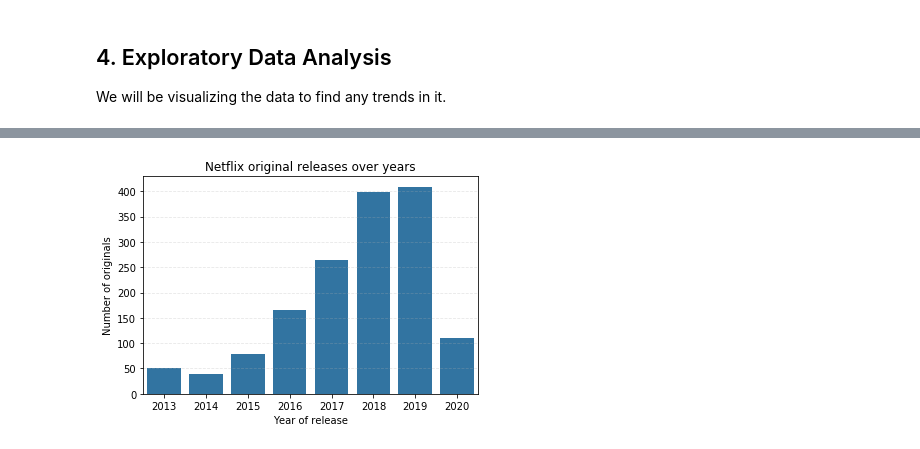
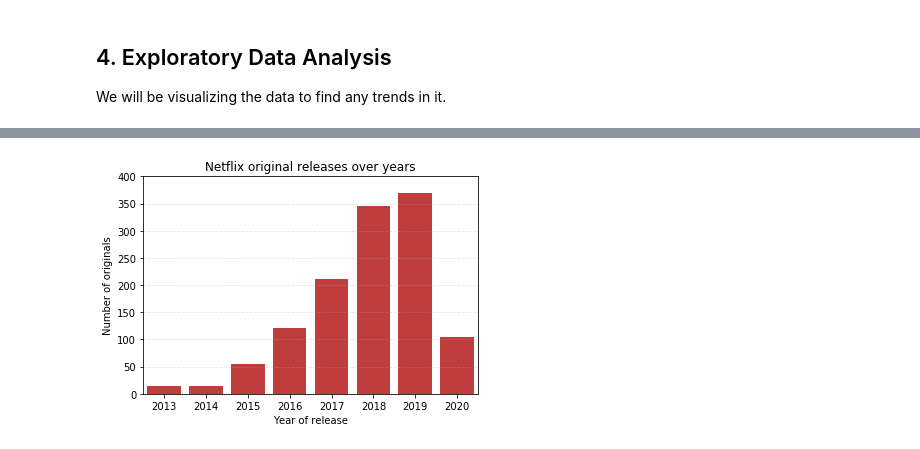
Before and after one commit to srinivasayer4/Netflix-and-Prime-Video-Comparison, a Jupyter notebook: Online Streaming Analysis.ipynb, the cells around one changed output, grey strips where cells are left out. Cells and saved outputs as stored; diff of their text form; code cells hidden in the pictures.

Commit message:
corrected the duplicate values in the data

```diff
--- a/Online Streaming Analysis.ipynb
+++ b/Online Streaming Analysis.ipynb
@@ -666,0 +667,3 @@ df.head(1)
+# %%
+df2= df.drop_duplicates(subset=['title'])
+df2.shape
@@ -667,5 +672,5 @@ df.head(1)
 # %%
 df_genre['title2']= df_genre['title'].str.lower().str.strip()
-df_merge= pd.merge( df_genre,df, on='title2', how='left')
-df_merge.head(1)
+df_merge= pd.merge( df_genre,df2 , on='title2', how='left')
+df_merge.shape
 # %% [output]
@@ -739,6 +722,4 @@ df_merge.tail()
 ### 3.xx Dropping duplicates from the merged dataset
 # %%
 # Number of duplicates
-df_merge.duplicated(subset=['title_x','type','streaming_x', 'streaming_y']).sum()
-
-df_merge.drop_duplicates(subset=['title_x','type', 'streaming_x', 'streaming_y'], inplace= True)
+df_merge.duplicated(subset=['title_x','streaming_x']).sum()
@@ -745,3 +738,5 @@ df_merge.drop_duplicates(subset=['title_x','type', 'streaming_x', 'streaming_y']
+# %%
+df_merge.drop_duplicates(subset=['title_x','year', 'streaming_x'], inplace= True)
 # %%
 # resetting the index to prevent duplicate indexing
 df_merge.reset_index(inplace= True)
@@ -907,12 +945,14 @@ plt.show()
 # %%
 # Netflix original production over years
 
-series= df_merge.query('original==True and streaming_x=="Netflix" and year>=2013').year.value_counts()
-sns.barplot(x= [int(x) for x in series.index] , y= series, color= 'tab:blue')
+series= df_merge.query('original==True and streaming_x=="Netflix" and year>=2013').drop_duplicates(subset=['title_x'])['year'].value_counts()
+
+sns.barplot(x= [int(x) for x in series.index] , y= series, color= 'tab:red')
 plt.grid(linestyle='--', alpha=0.3, axis='y')
 plt.ylabel('Number of originals')
 plt.xlabel('Year of release')
 plt.title('Netflix original releases over years')
+plt.yticks(range(0,450,50))
 plt.show()
 # %% [output]
-[figure, old version]
+[figure, new version]
```
Also changed, not shown: parts of 29 cells of this notebook.
